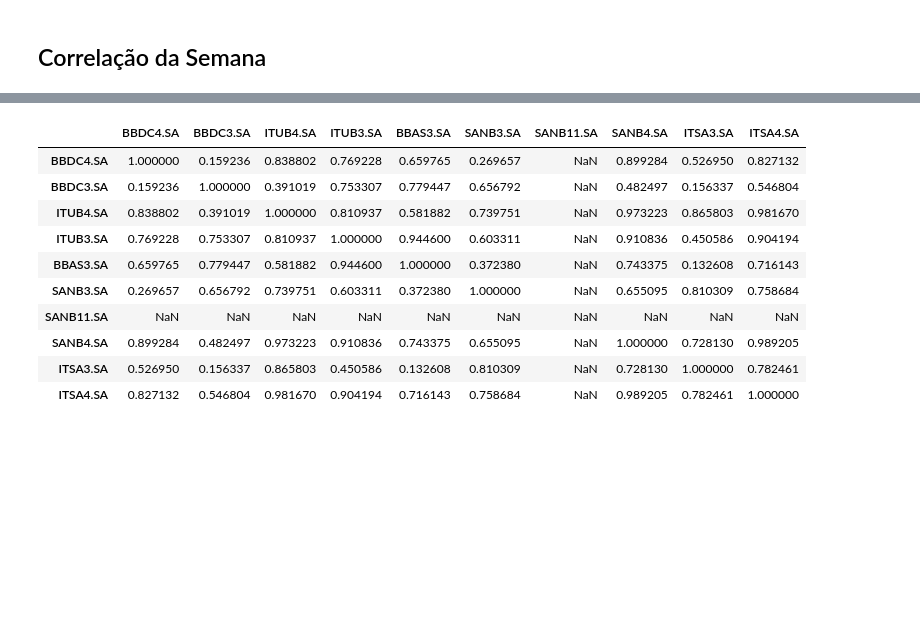
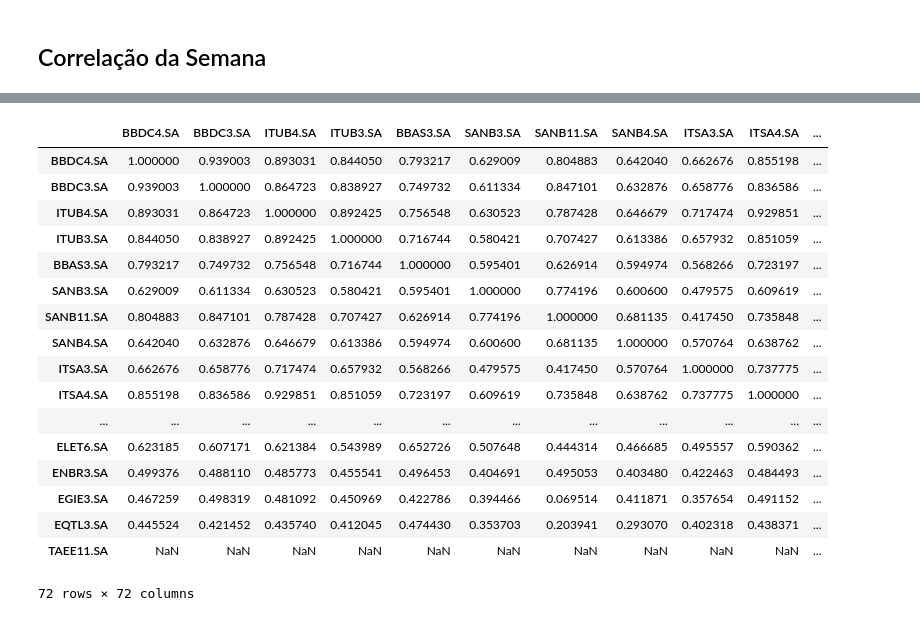
Before and after one commit to albertoivo/nossasrotas-finance, a Jupyter notebook: Long X Short.ipynb, the cells around one changed output, grey strips where cells are left out. Saved outputs shown, nothing was run; the diff lists cells and outputs as text; code cells hidden in the pictures; blank space fills up the shorter version.

```diff
--- a/Long X Short.ipynb
+++ b/Long X Short.ipynb
@@ -55,15 +24,21 @@ heatmap(correlacao_semana)
-# %%
-# 0.939377
-correlacao_semana
-# %% [output]
-|  | BBDC4.SA | BBDC3.SA | ITUB4.SA | ITUB3.SA | BBAS3.SA | SANB3.SA | SANB11.SA | SANB4.SA | ITSA3.SA | ITSA4.SA |
-| BBDC4.SA | 1.000000 | 0.159236 | 0.838802 | 0.769228 | 0.659765 | 0.269657 | NaN | 0.899284 | 0.526950 | 0.827132 |
-| BBDC3.SA | 0.159236 | 1.000000 | 0.391019 | 0.753307 | 0.779447 | 0.656792 | NaN | 0.482497 | 0.156337 | 0.546804 |
-| ITUB4.SA | 0.838802 | 0.391019 | 1.000000 | 0.810937 | 0.581882 | 0.739751 | NaN | 0.973223 | 0.865803 | 0.981670 |
-| ITUB3.SA | 0.769228 | 0.753307 | 0.810937 | 1.000000 | 0.944600 | 0.603311 | NaN | 0.910836 | 0.450586 | 0.904194 |
-| BBAS3.SA | 0.659765 | 0.779447 | 0.581882 | 0.944600 | 1.000000 | 0.372380 | NaN | 0.743375 | 0.132608 | 0.716143 |
-| SANB3.SA | 0.269657 | 0.656792 | 0.739751 | 0.603311 | 0.372380 | 1.000000 | NaN | 0.655095 | 0.810309 | 0.758684 |
-| SANB11.SA | NaN | NaN | NaN | NaN | NaN | NaN | NaN | NaN | NaN | NaN |
-| SANB4.SA | 0.899284 | 0.482497 | 0.973223 | 0.910836 | 0.743375 | 0.655095 | NaN | 1.000000 | 0.728130 | 0.989205 |
-| ITSA3.SA | 0.526950 | 0.156337 | 0.865803 | 0.450586 | 0.132608 | 0.810309 | NaN | 0.728130 | 1.000000 | 0.782461 |
-| ITSA4.SA | 0.827132 | 0.546804 | 0.981670 | 0.904194 | 0.716143 | 0.758684 | NaN | 0.989205 | 0.782461 | 1.000000 |
+# %%
+correlacao_ano
+# %% [output]
+|  | BBDC4.SA | BBDC3.SA | ITUB4.SA | ITUB3.SA | BBAS3.SA | SANB3.SA | SANB11.SA | SANB4.SA | ITSA3.SA | ITSA4.SA | ... |
+| BBDC4.SA | 1.000000 | 0.939003 | 0.893031 | 0.844050 | 0.793217 | 0.629009 | 0.804883 | 0.642040 | 0.662676 | 0.855198 | ... |
+| BBDC3.SA | 0.939003 | 1.000000 | 0.864723 | 0.838927 | 0.749732 | 0.611334 | 0.847101 | 0.632876 | 0.658776 | 0.836586 | ... |
+| ITUB4.SA | 0.893031 | 0.864723 | 1.000000 | 0.892425 | 0.756548 | 0.630523 | 0.787428 | 0.646679 | 0.717474 | 0.929851 | ... |
+| ITUB3.SA | 0.844050 | 0.838927 | 0.892425 | 1.000000 | 0.716744 | 0.580421 | 0.707427 | 0.613386 | 0.657932 | 0.851059 | ... |
+| BBAS3.SA | 0.793217 | 0.749732 | 0.756548 | 0.716744 | 1.000000 | 0.595401 | 0.626914 | 0.594974 | 0.568266 | 0.723197 | ... |
+| SANB3.SA | 0.629009 | 0.611334 | 0.630523 | 0.580421 | 0.595401 | 1.000000 | 0.774196 | 0.600600 | 0.479575 | 0.609619 | ... |
+| SANB11.SA | 0.804883 | 0.847101 | 0.787428 | 0.707427 | 0.626914 | 0.774196 | 1.000000 | 0.681135 | 0.417450 | 0.735848 | ... |
+| SANB4.SA | 0.642040 | 0.632876 | 0.646679 | 0.613386 | 0.594974 | 0.600600 | 0.681135 | 1.000000 | 0.570764 | 0.638762 | ... |
+| ITSA3.SA | 0.662676 | 0.658776 | 0.717474 | 0.657932 | 0.568266 | 0.479575 | 0.417450 | 0.570764 | 1.000000 | 0.737775 | ... |
+| ITSA4.SA | 0.855198 | 0.836586 | 0.929851 | 0.851059 | 0.723197 | 0.609619 | 0.735848 | 0.638762 | 0.737775 | 1.000000 | ... |
+| ... | ... | ... | ... | ... | ... | ... | ... | ... | ... | ... | ... |
+| ELET6.SA | 0.623185 | 0.607171 | 0.621384 | 0.543989 | 0.652726 | 0.507648 | 0.444314 | 0.466685 | 0.495557 | 0.590362 | ... |
+| ENBR3.SA | 0.499376 | 0.488110 | 0.485773 | 0.455541 | 0.496453 | 0.404691 | 0.495053 | 0.403480 | 0.422463 | 0.484493 | ... |
+| EGIE3.SA | 0.467259 | 0.498319 | 0.481092 | 0.450969 | 0.422786 | 0.394466 | 0.069514 | 0.411871 | 0.357654 | 0.491152 | ... |
+| EQTL3.SA | 0.445524 | 0.421452 | 0.435740 | 0.412045 | 0.474430 | 0.353703 | 0.203941 | 0.293070 | 0.402318 | 0.438371 | ... |
+| TAEE11.SA | NaN | NaN | NaN | NaN | NaN | NaN | NaN | NaN | NaN | NaN | ... |
+72 rows × 72 columns
```
Also changed, not shown: parts of 8 cells of this notebook, 6 other files.
